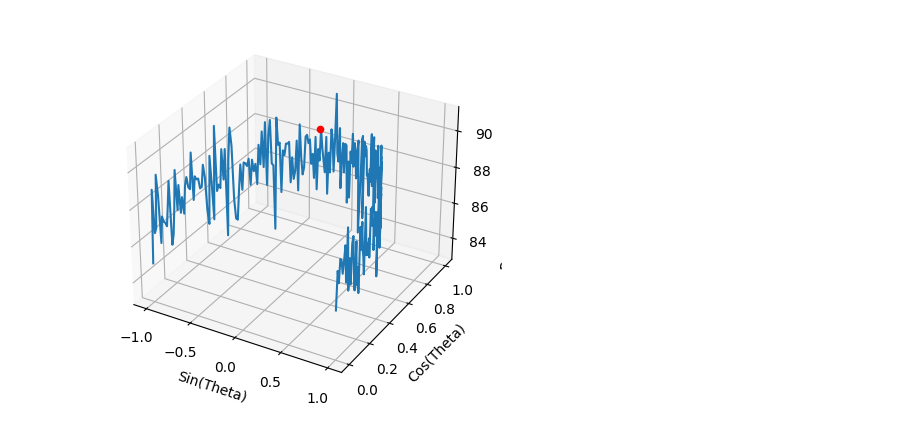
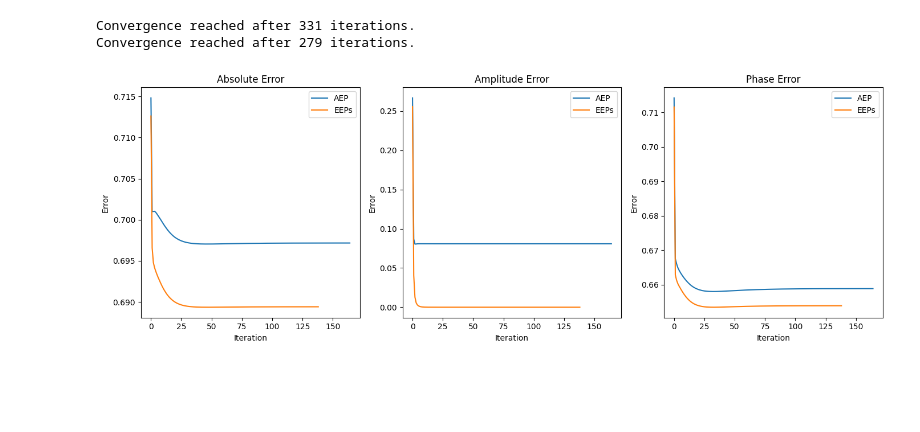
Before and after one commit to MaxTalberg/SKA-low-mini-project, a Jupyter notebook: harp_beam/CW.ipynb, the cells around one changed output. Saved outputs shown, nothing was run; the diff lists cells and outputs as text; code cells hidden in the pictures; blank space fills up the shorter version.

```diff
--- a/harp_beam/CW.ipynb
+++ b/harp_beam/CW.ipynb
@@ -107,32 +59,15 @@ plt.plot(theta, beamformed_polX_dBV, label='beamformed_polX_dBV')
-# %%
-from mpl_toolkits.mplot3d import Axes3D
-
-x = np.sin(theta)
-y = np.cos(theta)
-z = beamformed_polX_dBV
-
-# Create a 3D plot
-fig = plt.figure()
-ax = fig.add_subplot(111, projection='3d')
-
-# Plot the beam pattern as a line in the phi = 0 plane
-ax.plot(x, y, z)
-
-# Set labels
-ax.set_xlabel('Sin(Theta)')
-ax.set_ylabel('Cos(Theta)')
-ax.set_zlabel('Response (Arbitrary Units)')
-
-# mark the steering direction
-# Convert the steering direction to sine-cosine coordinates
-steering_theta, steering_phi = np.radians(40), np.radians(80)
-steering_x = np.sin(steering_theta) * np.cos(steering_phi)
-steering_y = np.sin(steering_theta) * np.sin(steering_phi)
-
-# Mark the steering direction on the plot
-ax.scatter([steering_x], [steering_y], [max(z)], color='red')
-
-# Show the plot
-plt.show()
-# %% [output]
-[figure, removed]
+# %%
+#TODO: Optimise: reduce the number of iterations in the stefcal algorithm and update conergence arguemen
+
+
+# run stefcal
+G_AEP, abs_error_AEP, amp_error_AEP, phase_error_AEP = stefcal(M_AEP, R, g_sol)
+G_EEPs, abs_error_EEPs, amp_error_EEPs, phase_error_EEPs = stefcal(M_EEPs, R, g_sol)
+
+# plot stefcal
+plot_stefcal(abs_error_AEP, amp_error_AEP, phase_error_AEP,
+             abs_error_EEPs, amp_error_EEPs, phase_error_EEPs)
+# %% [output]
+Convergence reached after 331 iterations.
+Convergence reached after 279 iterations.
+[figure, added]
```
Also changed, not shown: parts of 9 cells of this notebook, 4 other files.
